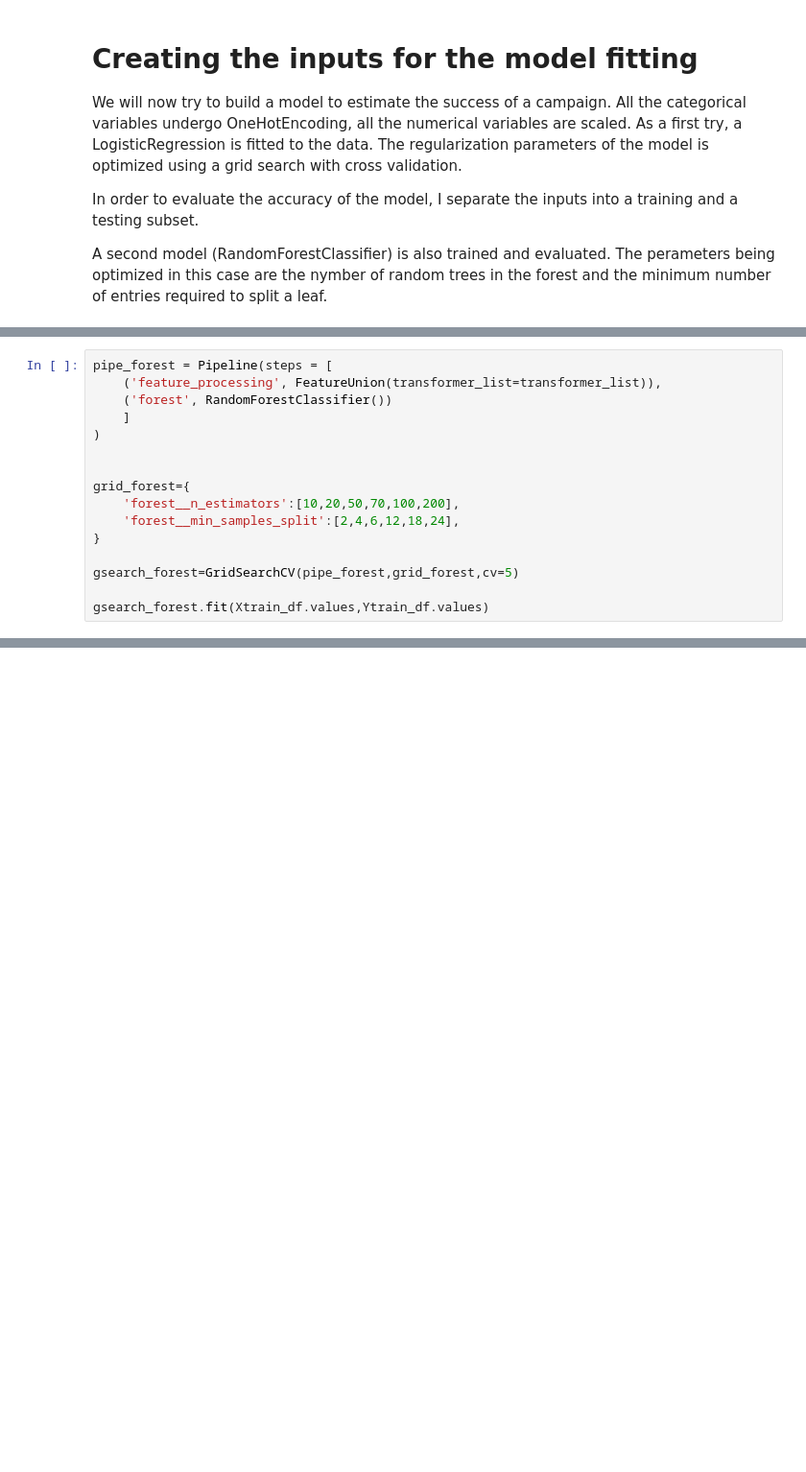
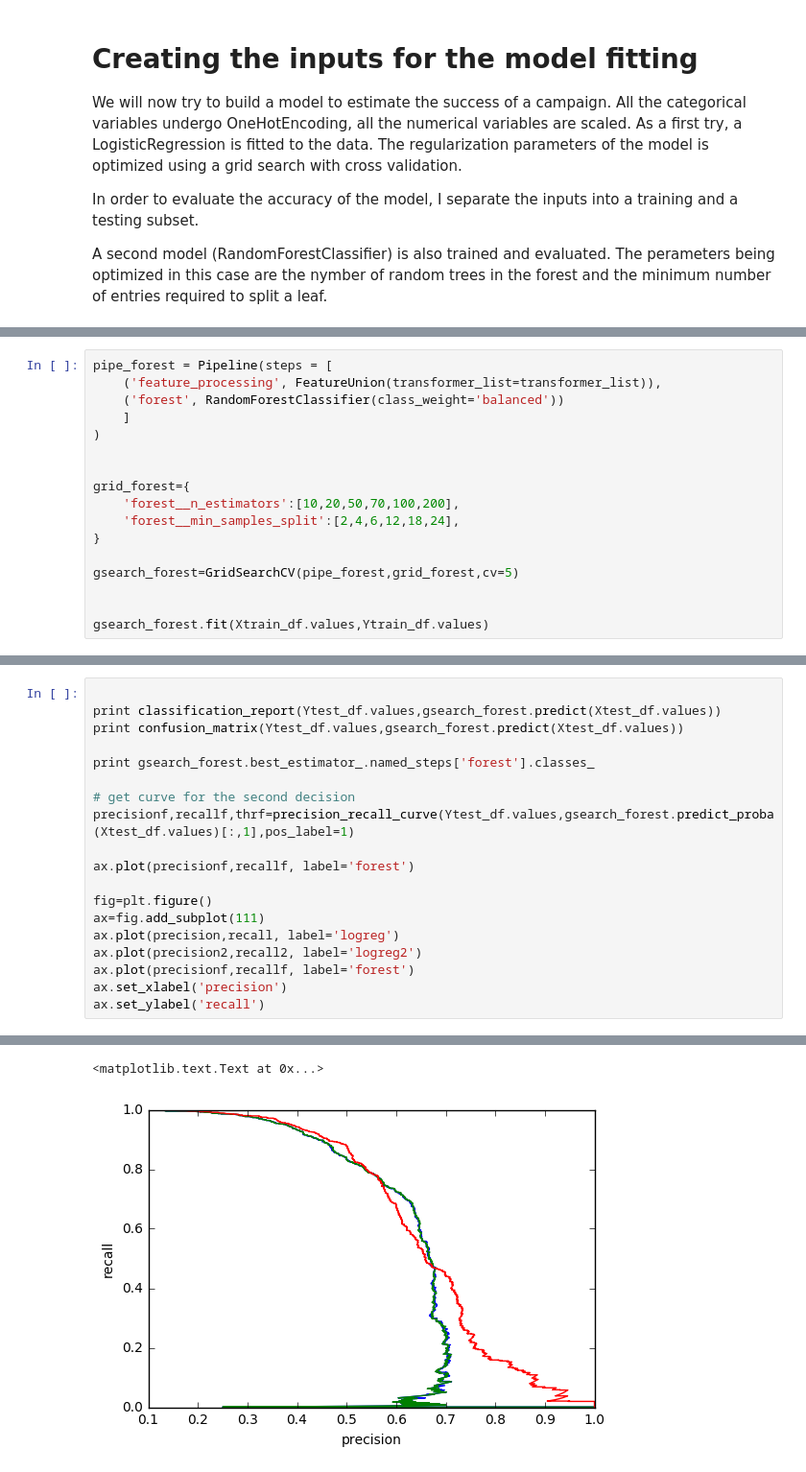
Before and after one commit to disimone/check24_test, a Jupyter notebook: check24_test.ipynb, the cells around one changed output, grey strips where cells are left out. Shown at 96% size. Drawn from its saved outputs; the diff is of its cells as text; blank space fills up the shorter version.

```diff
--- a/check24_test.ipynb
+++ b/check24_test.ipynb
@@ -251,7 +316,7 @@ Logistic regression coefficients [[ -1.40899005e-01   2.25308912e+01  -1.9726003
 # %%
 pipe_forest = Pipeline(steps = [
     ('feature_processing', FeatureUnion(transformer_list=transformer_list)),
-    ('forest', RandomForestClassifier())
+    ('forest', RandomForestClassifier(class_weight='balanced'))
     ]
 )
 
@@ -263,6 +328,7 @@ grid_forest={
 
 gsearch_forest=GridSearchCV(pipe_forest,grid_forest,cv=5)
 
+
 gsearch_forest.fit(Xtrain_df.values,Ytrain_df.values)
 # %% [output]
 GridSearchCV(cv=5, error_score='raise',
@@ -281,0 +349,20 @@ Best score with RandomForestClassifier 0.913262518968
+# %%
+
+print classification_report(Ytest_df.values,gsearch_forest.predict(Xtest_df.values))
+print confusion_matrix(Ytest_df.values,gsearch_forest.predict(Xtest_df.values))
+
+print gsearch_forest.best_estimator_.named_steps['forest'].classes_
+
+# get curve for the second decision
+precisionf,recallf,thrf=precision_recall_curve(Ytest_df.values,gsearch_forest.predict_proba(Xtest_df.values)[:,1],pos_label=1)
+
+ax.plot(precisionf,recallf, label='forest')
+
+fig=plt.figure()
+ax=fig.add_subplot(111)
+ax.plot(precision,recall, label='logreg')
+ax.plot(precision2,recall2, label='logreg2')
+ax.plot(precisionf,recallf, label='forest')
+ax.set_xlabel('precision')
+ax.set_ylabel('recall')
+# %% [output]
@@ -281,0 +379,2 @@ Best score with RandomForestClassifier 0.913262518968
+<matplotlib.text.Text at 0x...>
+[figure, added]
```
Also changed, not shown: parts of 10 cells of this notebook.
